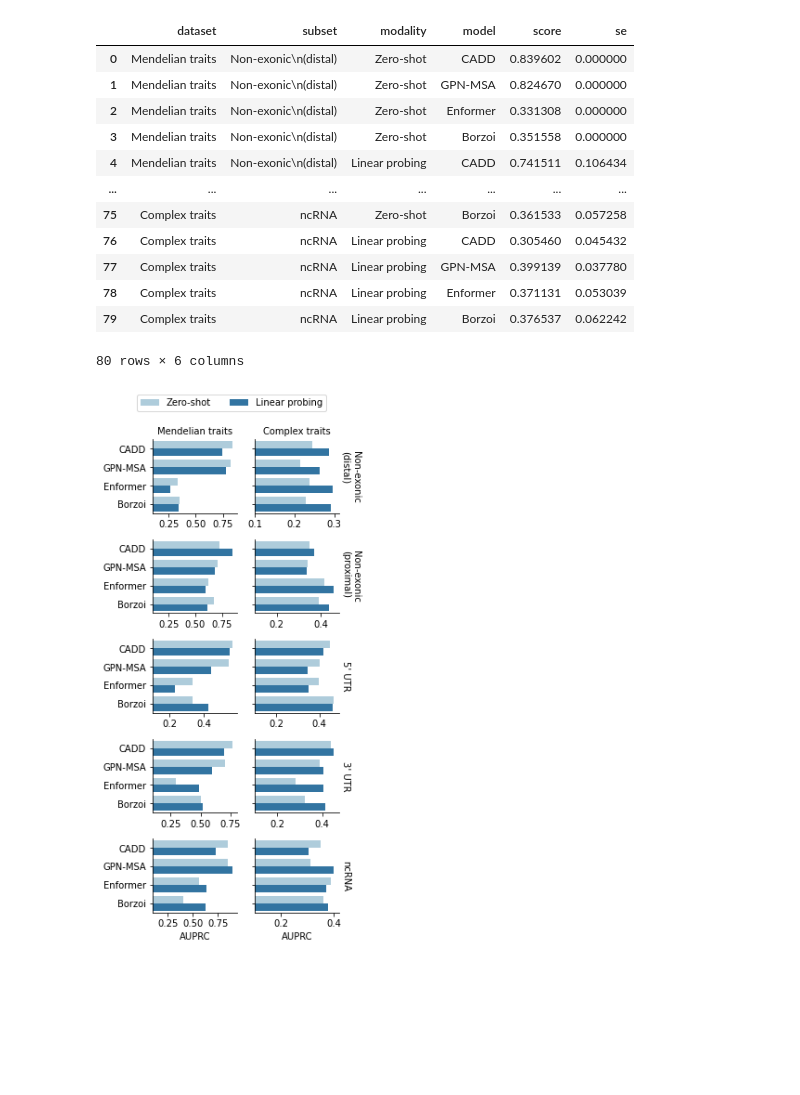
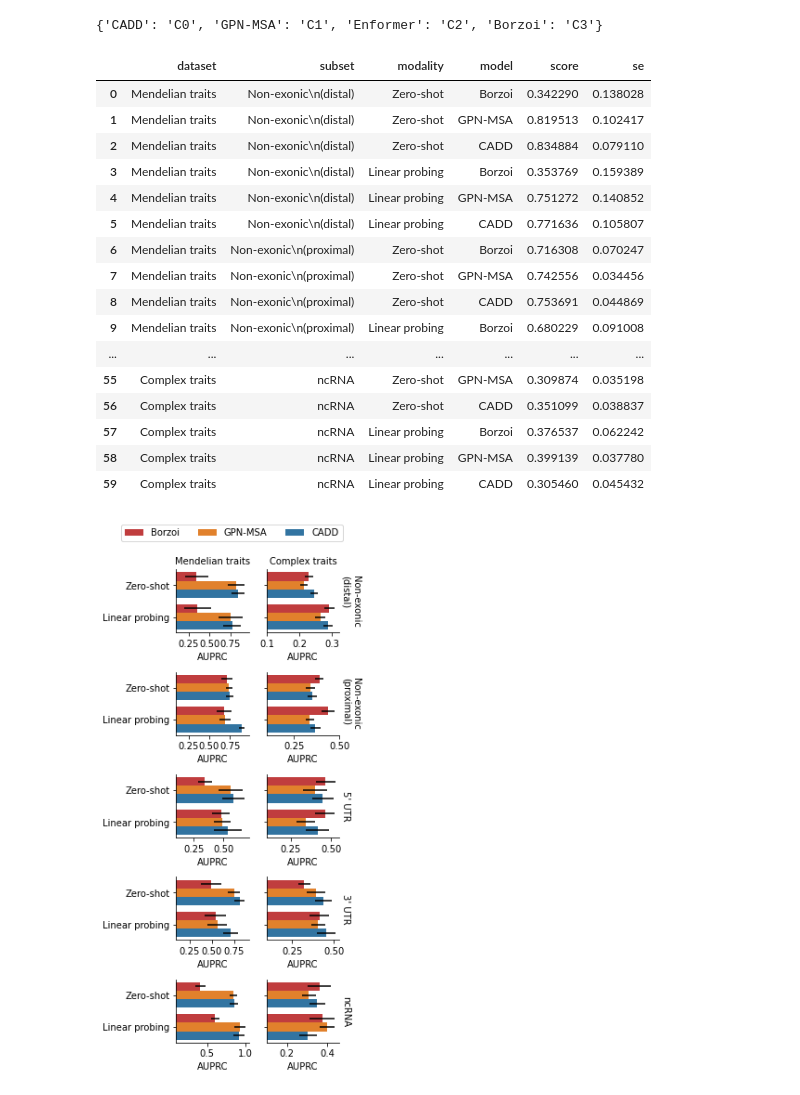
Before and after one commit to minjaf/TraitGym, a Jupyter notebook: workflow/notebooks/performance_by_consequence.ipynb, the cells around one changed output. Cells and saved outputs as stored; diff of their text form; code cells hidden in the pictures; blank space fills up the shorter version.

Commit message:
Update performance by consequence plot

```diff
--- a/workflow/notebooks/performance_by_consequence.ipynb
+++ b/workflow/notebooks/performance_by_consequence.ipynb
@@ -3,3 +3,7 @@ import matplotlib.pyplot as plt
 import numpy as np
 import pandas as pd
 import seaborn as sns
+# %%
+model_metadata = pd.read_csv("../../config/models.csv")
+palette = model_metadata.set_index("description")["color"].to_dict()
+model_metadata
@@ -6,3 +16,7 @@ import seaborn as sns
+# %%
+palette
+# %% [output]
+{'CADD': 'C0', 'GPN-MSA': 'C1', 'Enformer': 'C2', 'Borzoi': 'C3'}
 # %%
 dataset_renaming = {
     "mendelian_matched_9": "Mendelian traits",
@@ -36,14 +50,10 @@ modalities = [
 ]
 
 models = [
+    "Borzoi",
+    "GPN-MSA",
     "CADD",
-    "GPN-MSA",
-    #"GPN",
-    "Enformer",
-    "Borzoi",
 ]
-
-palette = {model: sns.color_palette("tab10")[i] for i, model in enumerate(models)}
 
 def get_model_path(model, modality, dataset, subset):
     supervised_suffix = "LogisticRegression.chrom"
@@ -90,48 +100,70 @@ df = pd.DataFrame(rows, columns=["dataset", "subset", "modality", "model", "scor
 df
 # %% [output]
 |  | dataset | subset | modality | model | score | se |
-| 0 | Mendelian traits | Non-exonic\n(distal) | Zero-shot | CADD | 0.839602 | 0.000000 |
-| 1 | Mendelian traits | Non-exonic\n(distal) | Zero-shot | GPN-MSA | 0.824670 | 0.000000 |
-| 2 | Mendelian traits | Non-exonic\n(distal) | Zero-shot | Enformer | 0.331308 | 0.000000 |
-| 3 | Mendelian traits | Non-exonic\n(distal) | Zero-shot | Borzoi | 0.351558 | 0.000000 |
-| 4 | Mendelian traits | Non-exonic\n(distal) | Linear probing | CADD | 0.741511 | 0.106434 |
+| 0 | Mendelian traits | Non-exonic\n(distal) | Zero-shot | Borzoi | 0.342290 | 0.138028 |
+| 1 | Mendelian traits | Non-exonic\n(distal) | Zero-shot | GPN-MSA | 0.819513 | 0.102417 |
+| 2 | Mendelian traits | Non-exonic\n(distal) | Zero-shot | CADD | 0.834884 | 0.079110 |
+| 3 | Mendelian traits | Non-exonic\n(distal) | Linear probing | Borzoi | 0.353769 | 0.159389 |
+| 4 | Mendelian traits | Non-exonic\n(distal) | Linear probing | GPN-MSA | 0.751272 | 0.140852 |
+| 5 | Mendelian traits | Non-exonic\n(distal) | Linear probing | CADD | 0.771636 | 0.105807 |
+| 6 | Mendelian traits | Non-exonic\n(proximal) | Zero-shot | Borzoi | 0.716308 | 0.070247 |
+| 7 | Mendelian traits | Non-exonic\n(proximal) | Zero-shot | GPN-MSA | 0.742556 | 0.034456 |
+| 8 | Mendelian traits | Non-exonic\n(proximal) | Zero-shot | CADD | 0.753691 | 0.044869 |
+| 9 | Mendelian traits | Non-exonic\n(proximal) | Linear probing | Borzoi | 0.680229 | 0.091008 |
 | ... | ... | ... | ... | ... | ... | ... |
-| 75 | Complex traits | ncRNA | Zero-shot | Borzoi | 0.361533 | 0.057258 |
-| 76 | Complex traits | ncRNA | Linear probing | CADD | 0.305460 | 0.045432 |
-| 77 | Complex traits | ncRNA | Linear probing | GPN-MSA | 0.399139 | 0.037780 |
-| 78 | Complex traits | ncRNA | Linear probing | Enformer | 0.371131 | 0.053039 |
-| 79 | Complex traits | ncRNA | Linear probing | Borzoi | 0.376537 | 0.062242 |
+| 55 | Complex traits | ncRNA | Zero-shot | GPN-MSA | 0.309874 | 0.035198 |
+| 56 | Complex traits | ncRNA | Zero-shot | CADD | 0.351099 | 0.038837 |
+| 57 | Complex traits | ncRNA | Linear probing | Borzoi | 0.376537 | 0.062242 |
+| 58 | Complex traits | ncRNA | Linear probing | GPN-MSA | 0.399139 | 0.037780 |
+| 59 | Complex traits | ncRNA | Linear probing | CADD | 0.305460 | 0.045432 |
-80 rows × 6 columns
 # %%
-g = sns.catplot(
+g = sns.FacetGrid(
     data=df.rename(columns={"score": "AUPRC"}),
-    y="model",
-    x="AUPRC",
-    hue="modality",
     row="subset",
     col="dataset",
-    kind="bar",
     margin_titles=True,
     sharex=False,
     sharey=True,
     height=1.6,
     aspect=1.3,
-    palette="Paired",
     legend_out=False,
 )
-#sns.move_legend(g, "upper center", bbox_to_anchor=(0.5, 1.1))
-#g._legend.set_title("")
+
+def my_boxplot(data, **kwargs):
+    # doesn't work, cannot have different orders for zero-shot vs. linear probing
+    #data = data.sort_values(["modality", "AUPRC"], ascending=[False, False])
+    ax = plt.gca()
+    g = sns.barplot(
+        data=data,
+        y="modality",
+        x="AUPRC",
+        hue="model",
+        ax=ax,
+        palette=palette,
+    )
+    bar_height = g.patches[0].get_height()
+    y_coords = sorted([bar.get_y() + bar_height / 2 for bar in g.patches])
+    ax.errorbar(
+        x=data["AUPRC"],
+        y=y_coords,
+        xerr=data["se"],
+        fmt='none',
+        color="black",
+    )
+
+g.map_dataframe(my_boxplot)
+g.add_legend()
 
 h, l = g.axes[0, 0].get_legend_handles_labels()
 g._legend.remove()
-g.fig.legend(h, l, ncol=2, loc="upper center", bbox_to_anchor=(0.5, 1.05))
+g.fig.legend(h, l, ncol=3, loc="upper center", bbox_to_anchor=(0.5, 1.05))
 
 g.set(
     ylabel="",
     xlim=0.1,
 )
 g.set_titles(col_template="{col_name}", row_template="{row_name}");
 g.tight_layout()
 plt.savefig("../../results/plots/performance_by_consequence.pdf", bbox_inches="tight")
 # %% [output]
-[figure, old version]
+[figure, new version]
```
Also changed, not shown: parts of 1 cell of this notebook, 4 other files.
